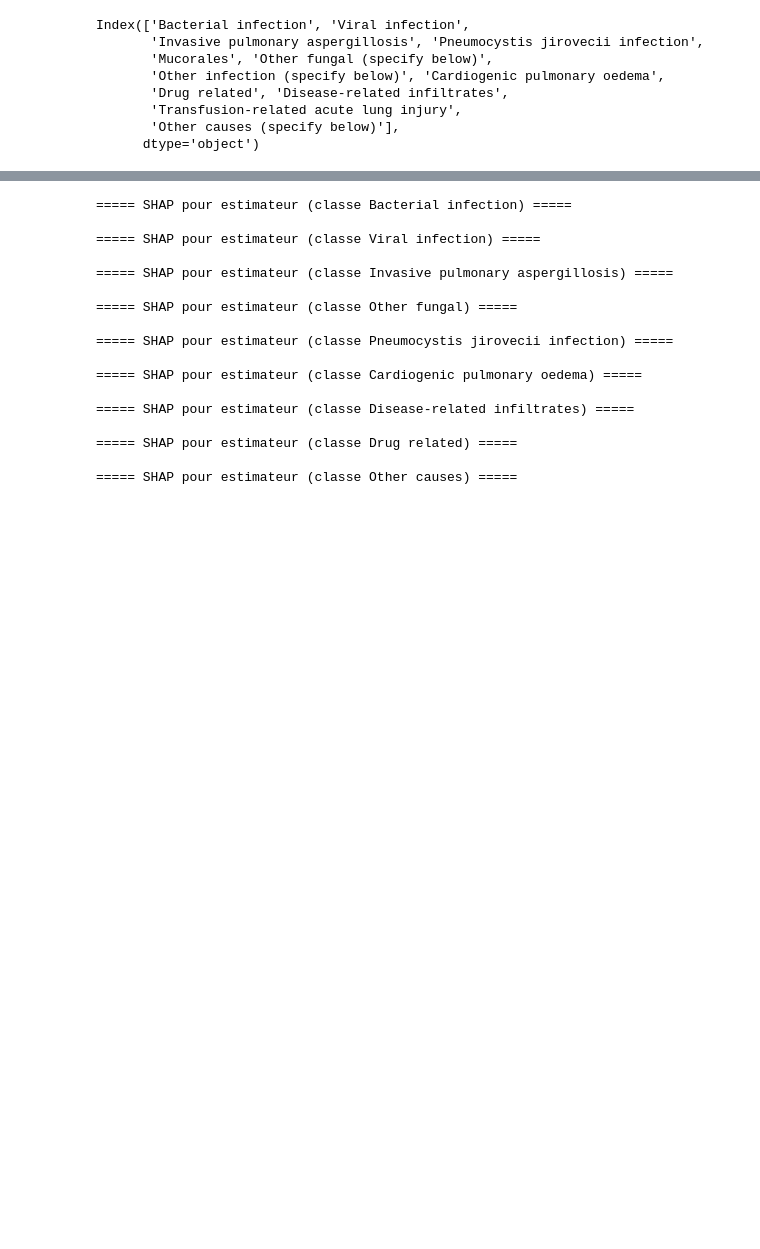
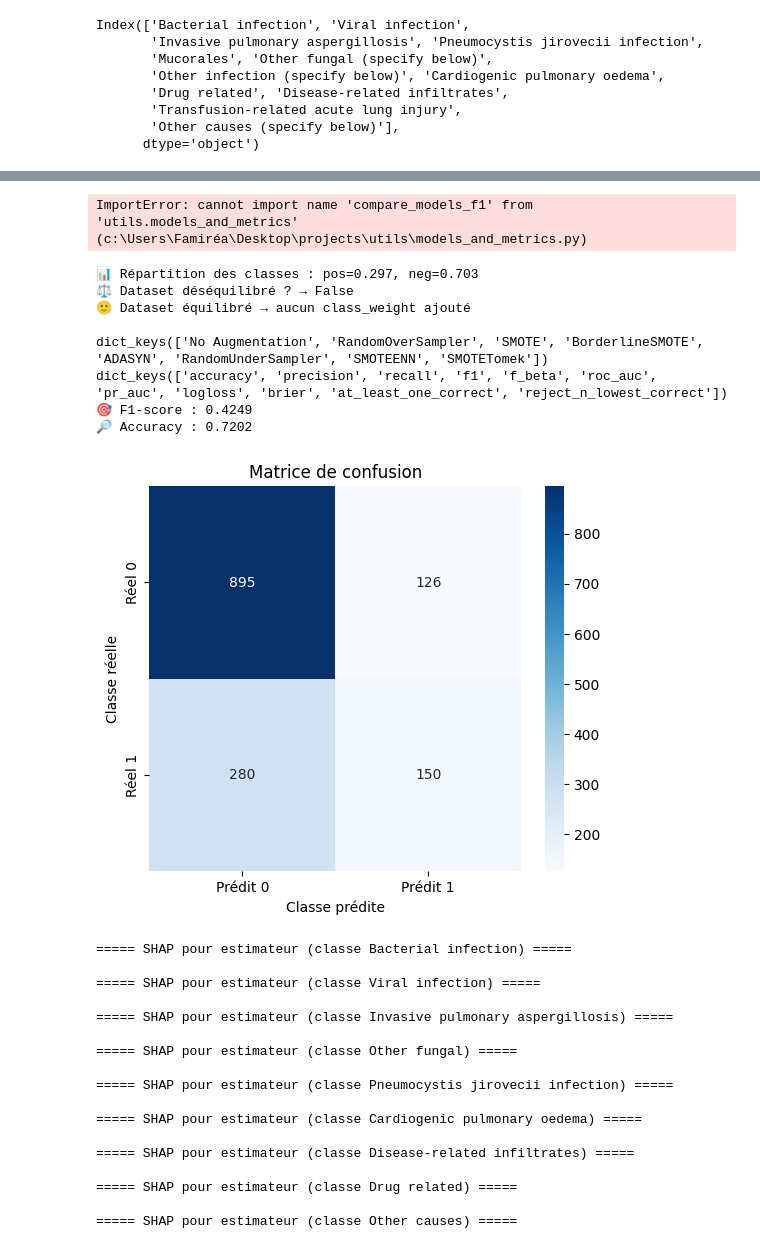
Before and after one commit to Romain-Forte/respiratory_diagnostics, a Jupyter notebook: dev_algo.ipynb, the cells around one changed output, grey strips where cells are left out. Drawn from its saved outputs; the diff is of its cells as text; code cells hidden in the pictures; blank space fills up the shorter version.

Commit message:
cleaning de code + ajouts de métriques etc

```diff
--- a/dev_algo.ipynb
+++ b/dev_algo.ipynb
@@ -229,3 +203,81 @@ jaccard_macro: 0.0941
+# %%
+from utils.algo_prediction import preparer_jeu_xy
+from utils.models_and_metrics import compare_models_metric
+from sklearn.linear_model import LogisticRegression
+for col in df_labels_fusion.columns:
+    # print(col, df_labels_fusion[col].sum())
+    df_labels_1 = df_labels_fusion[col].to_frame()
+    # 2) Séparation X/y + split
+    X_train, X_test, y_train, y_test, labels = preparer_jeu_xy(df_features_clean,df_labels_1)  # ou fournir la liste
+
+    # 3) Normalisation (optionnel mais recommandé pour logreg/MLP)
+    X_train_sc, X_test_sc, scaler, cols_num = normaliser_features(X_train, X_test)
+
+    # 4) Entraîner (choisis "random_forest", "logreg_ovr" ou "mlp")
+    # model, metrics = train_binary_classifier(X_train_sc, y_train, X_test_sc, y_test)
+    # show_metrics_binary(metrics)
+
+    # model = LogisticRegression(class_weight="balanced", max_iter=10)
+    # train_and_optimize_threshold_PR(model, X_train_sc, y_train, X_test_sc, y_test)
+
+    df_f1 = compare_models_metric(
+    X_train_sc, y_train, X_test_sc, y_test
+    )
+# %% [output]
+ImportError: cannot import name 'compare_models_f1' from 'utils.models_and_metrics' (c:\Users\Famiréa\Desktop\projects\utils\models_and_metrics.py)
+# %%
+from imblearn.pipeline import Pipeline
+
+from utils.algo_prediction import AutoStandardScaler
+from utils.models_and_metrics import get_models,get_metric
+from utils.data_aug import get_augmentation_methods
+from utils.visualisation import show_metrics_binary
+
+
+X_train, X_test, y_train, y_test, labels = preparer_jeu_xy(df_features_clean,df_labels_1)
+
+models = get_models(y_train)
+augmentations = get_augmentation_methods(random_state=0)
+print(augmentations.keys())
+
+
+pipe_train = Pipeline([
+    ("scaler", AutoStandardScaler()),
+    ("augmentation", augmentations['SMOTE']),
+    ("model",models['XGBoost'] )
+])
+
+
+pipe_train.fit(X_train, y_train)
+
+metrics = get_metric()
+print(metrics.keys())
+metric_fn=metrics['f1']["metric_fn"]
+needs_proba=metrics['f1']["needs_proba"]
+
+
+pipe_test = Pipeline([
+    ("scaler", pipe_train.named_steps["scaler"]),  # scaler déjà fit
+    ("model", pipe_train.named_steps["model"])     # modèle déjà fit
+])
+if needs_proba:
+    y_pred = pipe_test.predict_proba(X_test)[:, 1]
+else:
+    y_pred = pipe_test.predict(X_test)
+
+score = metric_fn(y_test, y_pred)
+
+show_metrics_binary(y_test, y_pred)
+# %% [output]
+📊 Répartition des classes : pos=0.297, neg=0.703
+⚖️ Dataset déséquilibré ? → False
+🙂 Dataset équilibré → aucun class_weight ajouté
+
+dict_keys(['No Augmentation', 'RandomOverSampler', 'SMOTE', 'BorderlineSMOTE', 'ADASYN', 'RandomUnderSampler', 'SMOTEENN', 'SMOTETomek'])
+dict_keys(['accuracy', 'precision', 'recall', 'f1', 'f_beta', 'roc_auc', 'pr_auc', 'logloss', 'brier', 'at_least_one_correct', 'reject_n_lowest_correct'])
+🎯 F1-score : 0.4249
+🔎 Accuracy : 0.7202
+[figure, added]
 # %%
 sys.modules.pop('utils.feature_importance', None)
 from utils.feature_importance import shap_top10_per_estimator,plot_top10_features_per_estimator
```
Also changed, not shown: parts of 4 cells of this notebook, 4 other files.
